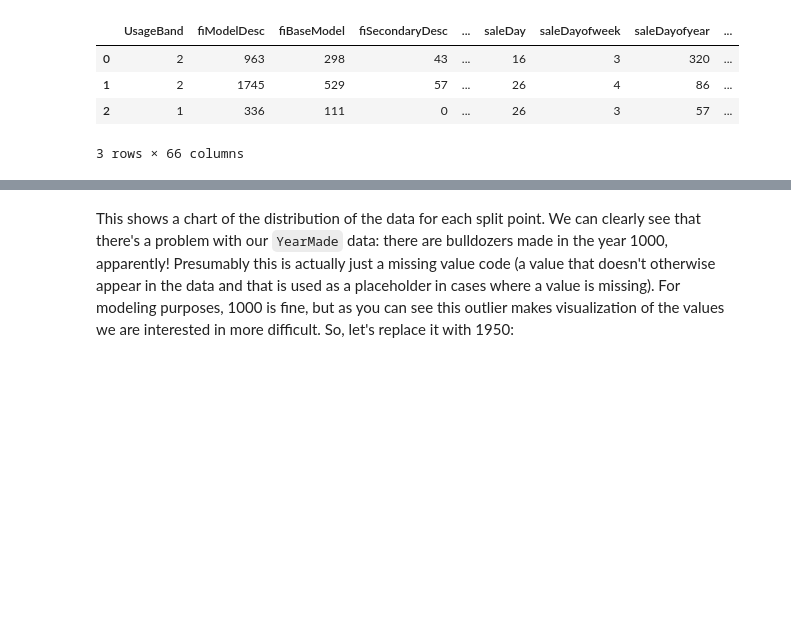
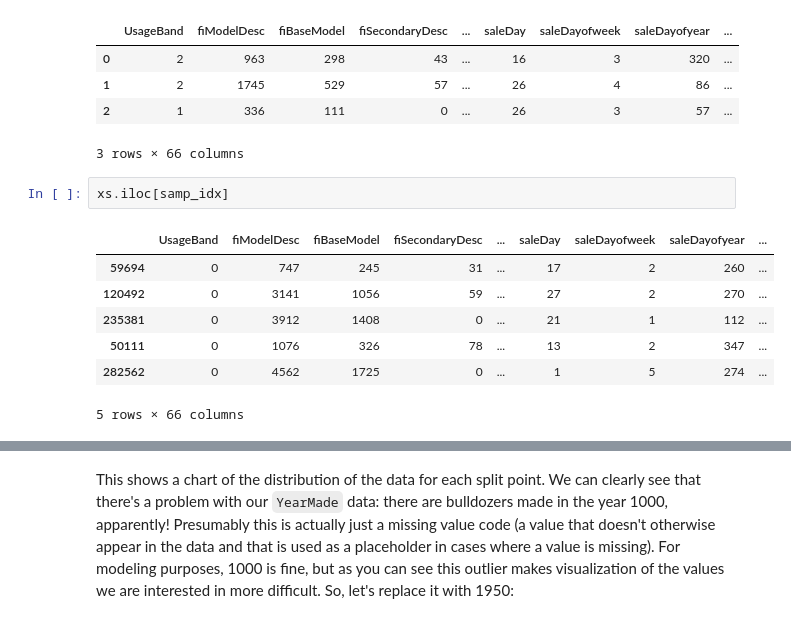
Before and after one commit to modsoussi/fastai, a Jupyter notebook: fastbook/09_tabular.ipynb, the cells around one changed output, grey strips where cells are left out. Saved outputs shown, nothing was run; the diff lists cells and outputs as text; blank space fills up the shorter version.

```diff
--- a/fastbook/09_tabular.ipynb
+++ b/fastbook/09_tabular.ipynb
@@ -415,3 +419,13 @@ xs.head(3)
 | 1 | 2 | 1745 | 529 | 57 | ... | 26 | 4 | 86 | ... |
 | 2 | 1 | 336 | 111 | 0 | ... | 26 | 3 | 57 | ... |
 3 rows × 66 columns
+# %%
+xs.iloc[samp_idx]
+# %% [output]
+|  | UsageBand | fiModelDesc | fiBaseModel | fiSecondaryDesc | ... | saleDay | saleDayofweek | saleDayofyear | ... |
+| 59694 | 0 | 747 | 245 | 31 | ... | 17 | 2 | 260 | ... |
+| 120492 | 0 | 3141 | 1056 | 59 | ... | 27 | 2 | 270 | ... |
+| 235381 | 0 | 3912 | 1408 | 0 | ... | 21 | 1 | 112 | ... |
+| 50111 | 0 | 1076 | 326 | 78 | ... | 13 | 2 | 347 | ... |
+| 282562 | 0 | 4562 | 1725 | 0 | ... | 1 | 5 | 274 | ... |
+5 rows × 66 columns
```
Also changed, not shown: parts of 45 cells of this notebook.
